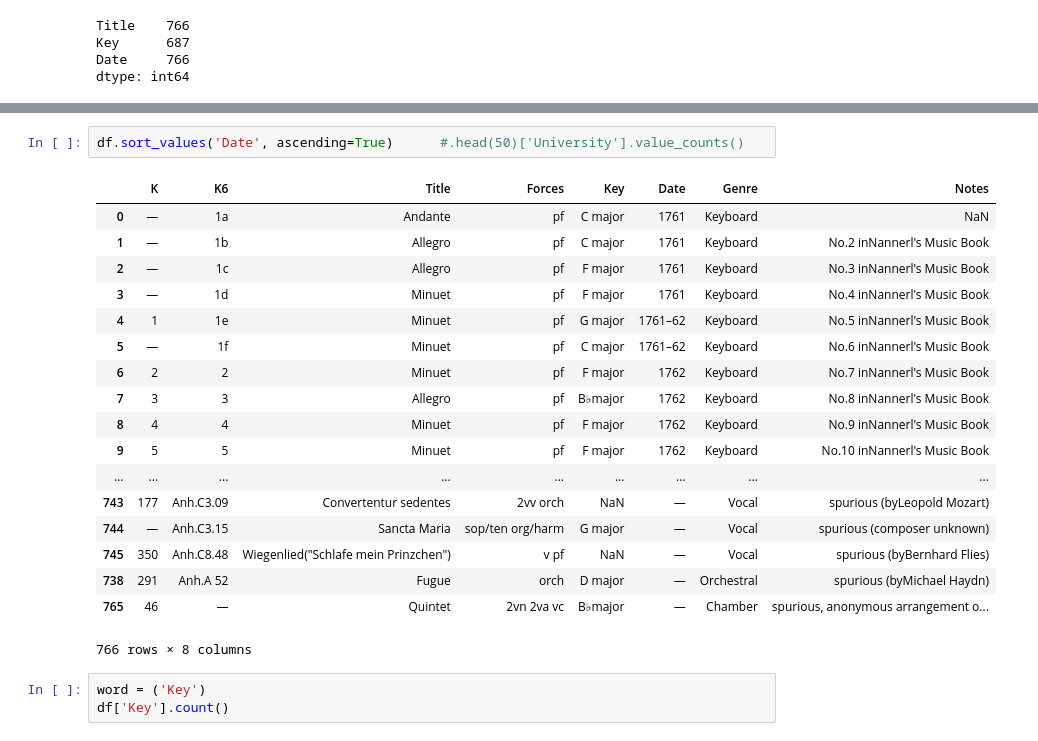
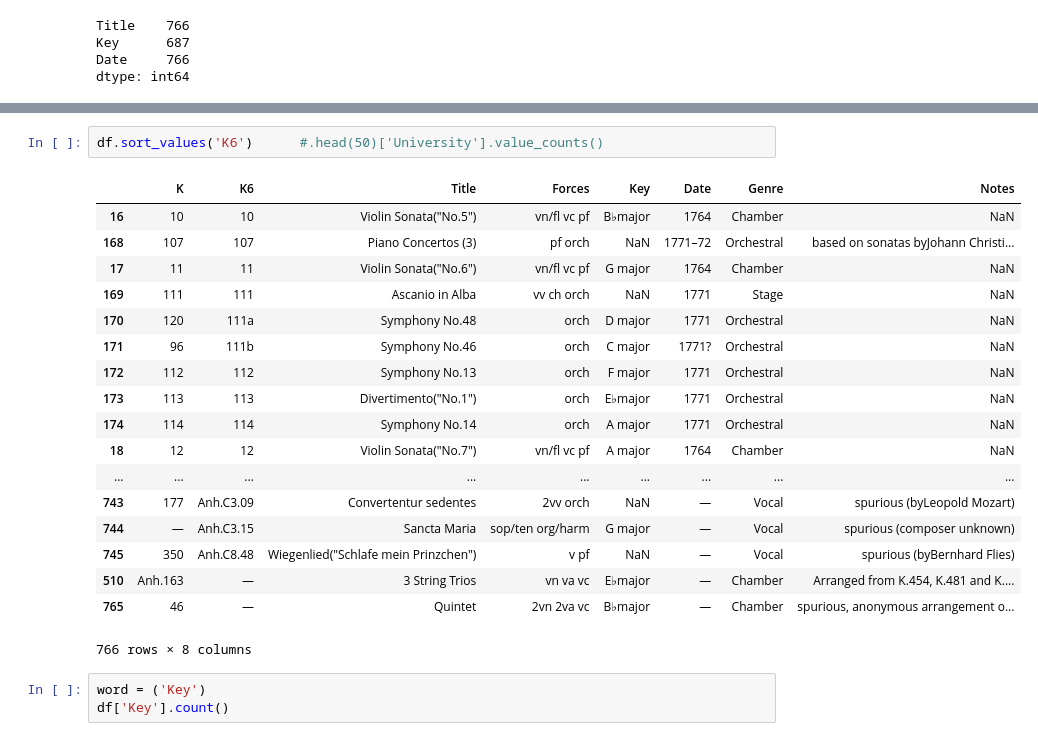
Before and after one commit to katrinnidzwetzki/cas-ddj, a Jupyter notebook: xxx_Musikprojekt/xxx_daten_Mozart.ipynb, the cells around one changed output, grey strips where cells are left out. Saved outputs shown, nothing was run; the diff lists cells and outputs as text.

```diff
--- a/xxx_Musikprojekt/xxx_daten_Mozart.ipynb
+++ b/xxx_Musikprojekt/xxx_daten_Mozart.ipynb
@@ -131,24 +133,24 @@ Wie unglucklich bin ich nit                   F major             1772
 Zerfliesset heut', geliebte Brüder            B♭major             1785
 Name: Date, Length: 607, dtype: object
 # %%
-df.sort_values('Date', ascending=True)      #.head(50)['University'].value_counts()
+df.sort_values('K6')      #.head(50)['University'].value_counts()
 # %% [output]
 |  | K | K6 | Title | Forces | Key | Date | Genre | Notes |
-| 0 | — | 1a | Andante | pf | C major | 1761 | Keyboard | NaN |
-| 1 | — | 1b | Allegro | pf | C major | 1761 | Keyboard | No.2 inNannerl's Music Book |
-| 2 | — | 1c | Allegro | pf | F major | 1761 | Keyboard | No.3 inNannerl's Music Book |
-| 3 | — | 1d | Minuet | pf | F major | 1761 | Keyboard | No.4 inNannerl's Music Book |
-| 4 | 1 | 1e | Minuet | pf | G major | 1761–62 | Keyboard | No.5 inNannerl's Music Book |
-| 5 | — | 1f | Minuet | pf | C major | 1761–62 | Keyboard | No.6 inNannerl's Music Book |
-| 6 | 2 | 2 | Minuet | pf | F major | 1762 | Keyboard | No.7 inNannerl's Music Book |
-| 7 | 3 | 3 | Allegro | pf | B♭major | 1762 | Keyboard | No.8 inNannerl's Music Book |
-| 8 | 4 | 4 | Minuet | pf | F major | 1762 | Keyboard | No.9 inNannerl's Music Book |
-| 9 | 5 | 5 | Minuet | pf | F major | 1762 | Keyboard | No.10 inNannerl's Music Book |
+| 16 | 10 | 10 | Violin Sonata("No.5") | vn/fl vc pf | B♭major | 1764 | Chamber | NaN |
+| 168 | 107 | 107 | Piano Concertos (3) | pf orch | NaN | 1771–72 | Orchestral | based on sonatas byJohann Christi... |
+| 17 | 11 | 11 | Violin Sonata("No.6") | vn/fl vc pf | G major | 1764 | Chamber | NaN |
+| 169 | 111 | 111 | Ascanio in Alba | vv ch orch | NaN | 1771 | Stage | NaN |
+| 170 | 120 | 111a | Symphony No.48 | orch | D major | 1771 | Orchestral | NaN |
+| 171 | 96 | 111b | Symphony No.46 | orch | C major | 1771? | Orchestral | NaN |
+| 172 | 112 | 112 | Symphony No.13 | orch | F major | 1771 | Orchestral | NaN |
+| 173 | 113 | 113 | Divertimento("No.1") | orch | E♭major | 1771 | Orchestral | NaN |
+| 174 | 114 | 114 | Symphony No.14 | orch | A major | 1771 | Orchestral | NaN |
+| 18 | 12 | 12 | Violin Sonata("No.7") | vn/fl vc pf | A major | 1764 | Chamber | NaN |
 | ... | ... | ... | ... | ... | ... | ... | ... | ... |
 | 743 | 177 | Anh.C3.09 | Convertentur sedentes | 2vv orch | NaN | — | Vocal | spurious (byLeopold Mozart) |
 | 744 | — | Anh.C3.15 | Sancta Maria | sop/ten org/harm | G major | — | Vocal | spurious (composer unknown) |
 | 745 | 350 | Anh.C8.48 | Wiegenlied("Schlafe mein Prinzchen") | v pf | NaN | — | Vocal | spurious (byBernhard Flies) |
-| 738 | 291 | Anh.A 52 | Fugue | orch | D major | — | Orchestral | spurious (byMichael Haydn) |
+| 510 | Anh.163 | — | 3 String Trios | vn va vc | E♭major | — | Chamber | Arranged from K.454, K.481 and K.... |
 | 765 | 46 | — | Quintet | 2vn 2va vc | B♭major | — | Chamber | spurious, anonymous arrangement o... |
 766 rows × 8 columns
 # %%
```
Also changed, not shown: parts of 5 cells of this notebook, 2 other files.
